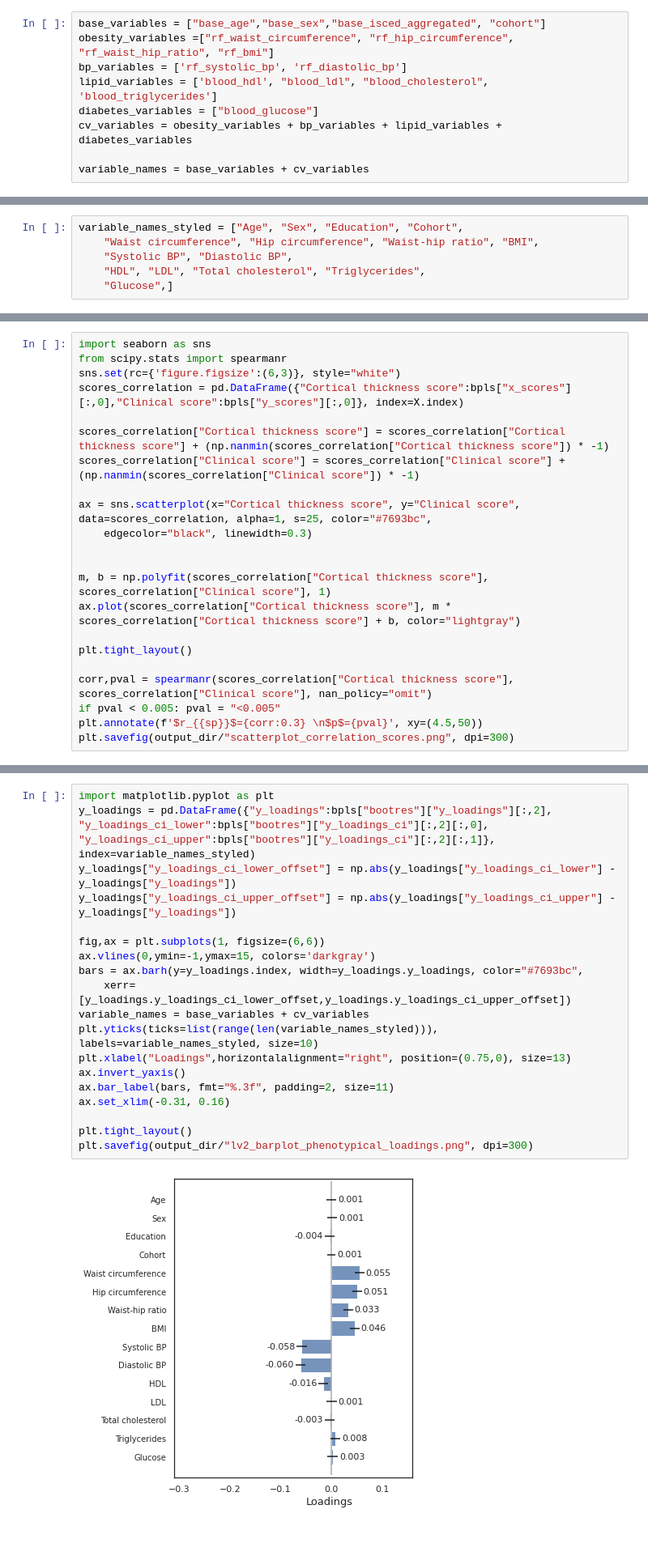
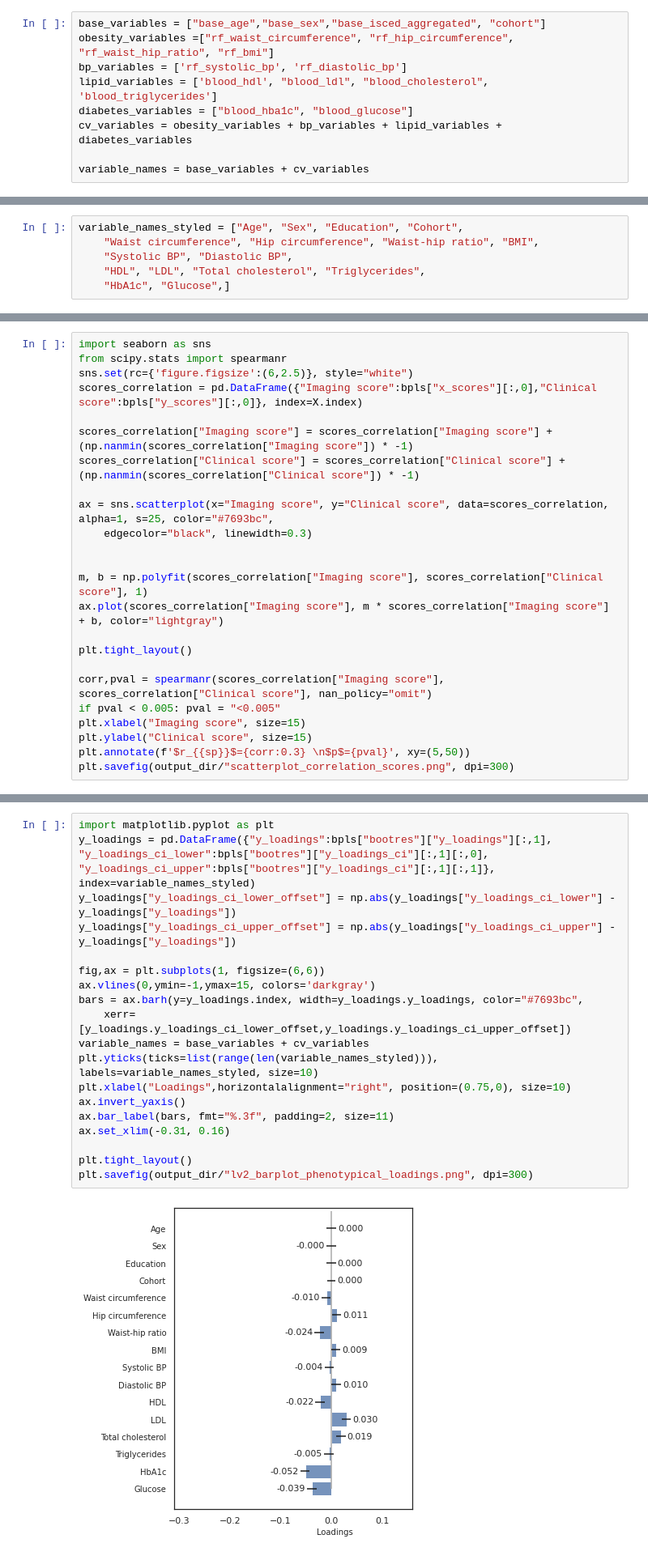
Before and after one commit to csi-hamburg/2023_petersen_mets_brain_morphology, a Jupyter notebook: 02_partial_least_squares.ipynb, the cells around one changed output, grey strips where cells are left out. Shown at 81% size. Cells and saved outputs as stored; diff of their text form.

```diff
--- a/02_partial_least_squares.ipynb
+++ b/02_partial_least_squares.ipynb
@@ -34,7 +34,7 @@ base_variables = ["base_age","base_sex","base_isced_aggregated", "cohort"]
 obesity_variables =["rf_waist_circumference", "rf_hip_circumference", "rf_waist_hip_ratio", "rf_bmi"]
 bp_variables = ['rf_systolic_bp', 'rf_diastolic_bp']
 lipid_variables = ['blood_hdl', "blood_ldl", "blood_cholesterol", 'blood_triglycerides']
-diabetes_variables = ["blood_glucose"]
+diabetes_variables = ["blood_hba1c", "blood_glucose"]
 cv_variables = obesity_variables + bp_variables + lipid_variables + diabetes_variables
 
 variable_names = base_variables + cv_variables
@@ -69,7 +69,7 @@ variable_names_styled = ["Age", "Sex", "Education", "Cohort",
     "Waist circumference", "Hip circumference", "Waist-hip ratio", "BMI",
     "Systolic BP", "Diastolic BP",
     "HDL", "LDL", "Total cholesterol", "Triglycerides",
-    "Glucose",]
+    "HbA1c", "Glucose",]
 # %%
 import seaborn as sns
 import matplotlib.pyplot as plt
@@ -183,23 +185,25 @@ plt.savefig(output_dir/"barplot_phenotypical_loadings.png", dpi=300)
 # %%
 import seaborn as sns
 from scipy.stats import spearmanr
-sns.set(rc={'figure.figsize':(6,3)}, style="white")
-scores_correlation = pd.DataFrame({"Cortical thickness score":bpls["x_scores"][:,0],"Clinical score":bpls["y_scores"][:,0]}, index=X.index)
+sns.set(rc={'figure.figsize':(6,2.5)}, style="white")
+scores_correlation = pd.DataFrame({"Imaging score":bpls["x_scores"][:,0],"Clinical score":bpls["y_scores"][:,0]}, index=X.index)
 
-scores_correlation["Cortical thickness score"] = scores_correlation["Cortical thickness score"] + (np.nanmin(scores_correlation["Cortical thickness score"]) * -1)
+scores_correlation["Imaging score"] = scores_correlation["Imaging score"] + (np.nanmin(scores_correlation["Imaging score"]) * -1)
 scores_correlation["Clinical score"] = scores_correlation["Clinical score"] + (np.nanmin(scores_correlation["Clinical score"]) * -1)
 
-ax = sns.scatterplot(x="Cortical thickness score", y="Clinical score", data=scores_correlation, alpha=1, s=25, color="#7693bc",
+ax = sns.scatterplot(x="Imaging score", y="Clinical score", data=scores_correlation, alpha=1, s=25, color="#7693bc",
     edgecolor="black", linewidth=0.3)
 
 
-m, b = np.polyfit(scores_correlation["Cortical thickness score"], scores_correlation["Clinical score"], 1)
-ax.plot(scores_correlation["Cortical thickness score"], m * scores_correlation["Cortical thickness score"] + b, color="lightgray")
+m, b = np.polyfit(scores_correlation["Imaging score"], scores_correlation["Clinical score"], 1)
+ax.plot(scores_correlation["Imaging score"], m * scores_correlation["Imaging score"] + b, color="lightgray")
 
 plt.tight_layout()
 
-corr,pval = spearmanr(scores_correlation["Cortical thickness score"], scores_correlation["Clinical score"], nan_policy="omit")
+corr,pval = spearmanr(scores_correlation["Imaging score"], scores_correlation["Clinical score"], nan_policy="omit")
 if pval < 0.005: pval = "<0.005"
-plt.annotate(f'$r_{{sp}}$={corr:0.3} \n$p$={pval}', xy=(4.5,50))
+plt.xlabel("Imaging score", size=15)
+plt.ylabel("Clinical score", size=15)
+plt.annotate(f'$r_{{sp}}$={corr:0.3} \n$p$={pval}', xy=(5,50))
 plt.savefig(output_dir/"scatterplot_correlation_scores.png", dpi=300)
 # %% [output]
@@ -445,28 +464,28 @@ loadings_df
 | Glucose | -0.036510 | -0.046477 | -0.026713 |
 # %%
 import matplotlib.pyplot as plt
-y_loadings = pd.DataFrame({"y_loadings":bpls["bootres"]["y_loadings"][:,2],
-"y_loadings_ci_lower":bpls["bootres"]["y_loadings_ci"][:,2][:,0],
-"y_loadings_ci_upper":bpls["bootres"]["y_loadings_ci"][:,2][:,1]},
+y_loadings = pd.DataFrame({"y_loadings":bpls["bootres"]["y_loadings"][:,1],
+"y_loadings_ci_lower":bpls["bootres"]["y_loadings_ci"][:,1][:,0],
+"y_loadings_ci_upper":bpls["bootres"]["y_loadings_ci"][:,1][:,1]},
 index=variable_names_styled)
 y_loadings["y_loadings_ci_lower_offset"] = np.abs(y_loadings["y_loadings_ci_lower"] - y_loadings["y_loadings"])
 y_loadings["y_loadings_ci_upper_offset"] = np.abs(y_loadings["y_loadings_ci_upper"] - y_loadings["y_loadings"])
 
 fig,ax = plt.subplots(1, figsize=(6,6))
 ax.vlines(0,ymin=-1,ymax=15, colors='darkgray')
 bars = ax.barh(y=y_loadings.index, width=y_loadings.y_loadings, color="#7693bc",
     xerr=[y_loadings.y_loadings_ci_lower_offset,y_loadings.y_loadings_ci_upper_offset])
 variable_names = base_variables + cv_variables
 plt.yticks(ticks=list(range(len(variable_names_styled))), labels=variable_names_styled, size=10)
-plt.xlabel("Loadings",horizontalalignment="right", position=(0.75,0), size=13)
+plt.xlabel("Loadings",horizontalalignment="right", position=(0.75,0), size=10)
 ax.invert_yaxis()
 ax.bar_label(bars, fmt="%.3f", padding=2, size=11)
 ax.set_xlim(-0.31, 0.16)
 
 plt.tight_layout()
 plt.savefig(output_dir/"lv2_barplot_phenotypical_loadings.png", dpi=300)
 # %% [output]
-[figure, old version]
+[figure, new version]
 # %%
 import seaborn as sns
 from scipy.stats import spearmanr
```
Also changed, not shown: parts of 20 cells of this notebook, 6 other files.
